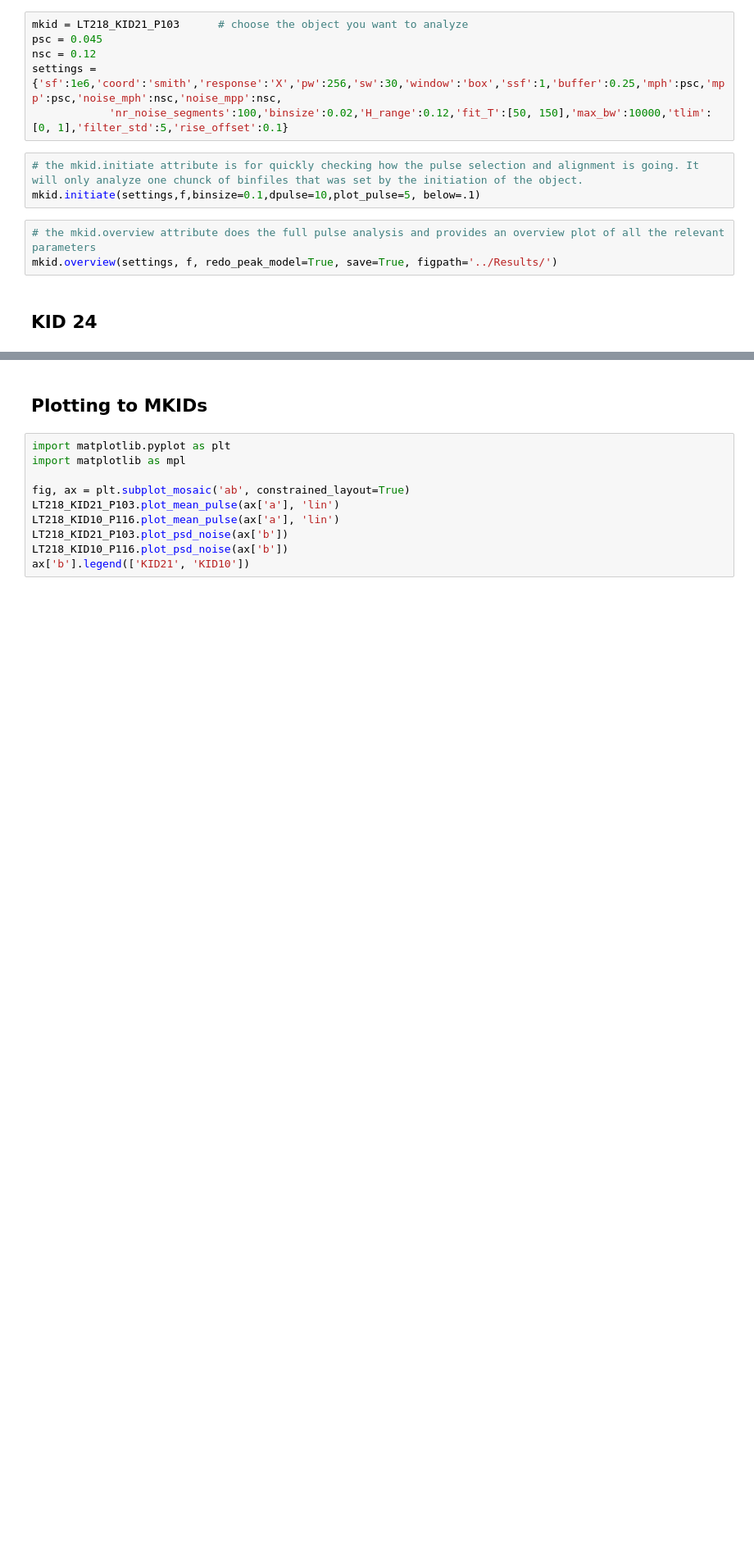
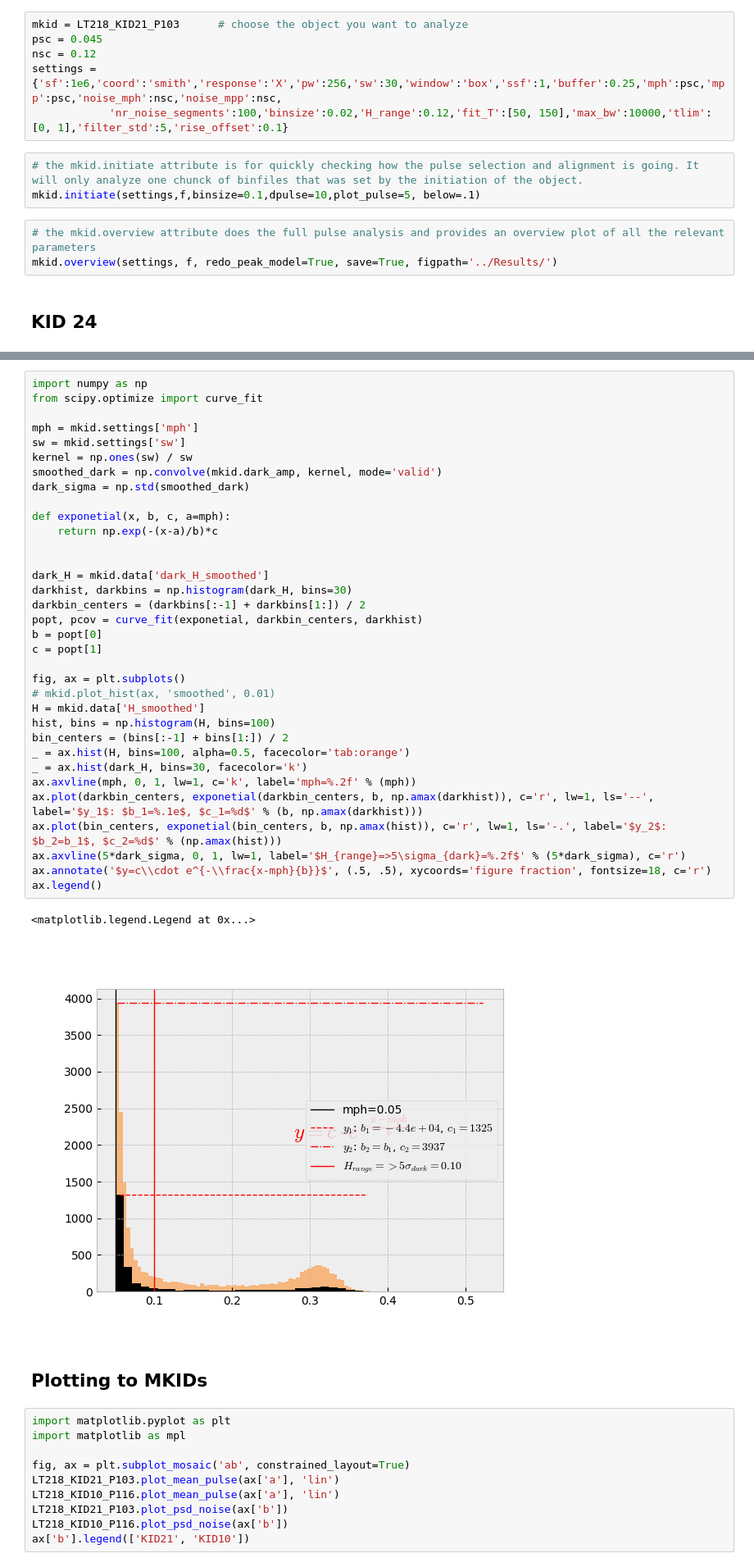
Before and after one commit to wilbertras/python-pulse-analysis, a Jupyter notebook: Data analysis scripts/LT218_85um.ipynb, the cells around one changed output, grey strips where cells are left out. Shown at 82% size. Saved outputs shown, nothing was run; the diff lists cells and outputs as text; blank space fills up the shorter version.

```diff
--- a/Data analysis scripts/LT218_85um.ipynb
+++ b/Data analysis scripts/LT218_85um.ipynb
@@ -112,3 +113,40 @@ N_det = 1031, N_sel = 921 (=89 perc: -6 perc. too close, -5 perc. outliers)
+# %%
+import numpy as np
+from scipy.optimize import curve_fit
+
+mph = mkid.settings['mph']
+sw = mkid.settings['sw']
+kernel = np.ones(sw) / sw
+smoothed_dark = np.convolve(mkid.dark_amp, kernel, mode='valid')
+dark_sigma = np.std(smoothed_dark)
+
+def exponetial(x, b, c, a=mph):
+    return np.exp(-(x-a)/b)*c
+
+
+dark_H = mkid.data['dark_H_smoothed']
+darkhist, darkbins = np.histogram(dark_H, bins=30)
+darkbin_centers = (darkbins[:-1] + darkbins[1:]) / 2
+popt, pcov = curve_fit(exponetial, darkbin_centers, darkhist)
+b = popt[0]
+c = popt[1]
+
+fig, ax = plt.subplots()
+# mkid.plot_hist(ax, 'smoothed', 0.01)
+H = mkid.data['H_smoothed']
+hist, bins = np.histogram(H, bins=100)
+bin_centers = (bins[:-1] + bins[1:]) / 2
+_ = ax.hist(H, bins=100, alpha=0.5, facecolor='tab:orange')
+_ = ax.hist(dark_H, bins=30, facecolor='k')
+ax.axvline(mph, 0, 1, lw=1, c='k', label='mph=%.2f' % (mph))
+ax.plot(darkbin_centers, exponetial(darkbin_centers, b, np.amax(darkhist)), c='r', lw=1, ls='--', label='$y_1$: $b_1=%.1e$, $c_1=%d$' % (b, np.amax(darkhist)))
+ax.plot(bin_centers, exponetial(bin_centers, b, np.amax(hist)), c='r', lw=1, ls='-.', label='$y_2$: $b_2=b_1$, $c_2=%d$' % (np.amax(hist)))
+ax.axvline(5*dark_sigma, 0, 1, lw=1, label='$H_{range}=>5\sigma_{dark}=%.2f$' % (5*dark_sigma), c='r')
+ax.annotate('$y=c\\cdot e^{-\\frac{x-mph}{b}}$', (.5, .5), xycoords='figure fraction', fontsize=18, c='r')
+ax.legend()
+# %% [output]
+<matplotlib.legend.Legend at 0x...>
+[figure, added]
 # %% [markdown]
 ## Plotting to MKIDs
 # %%
```
Also changed, not shown: parts of 5 cells of this notebook, 10 other files.
